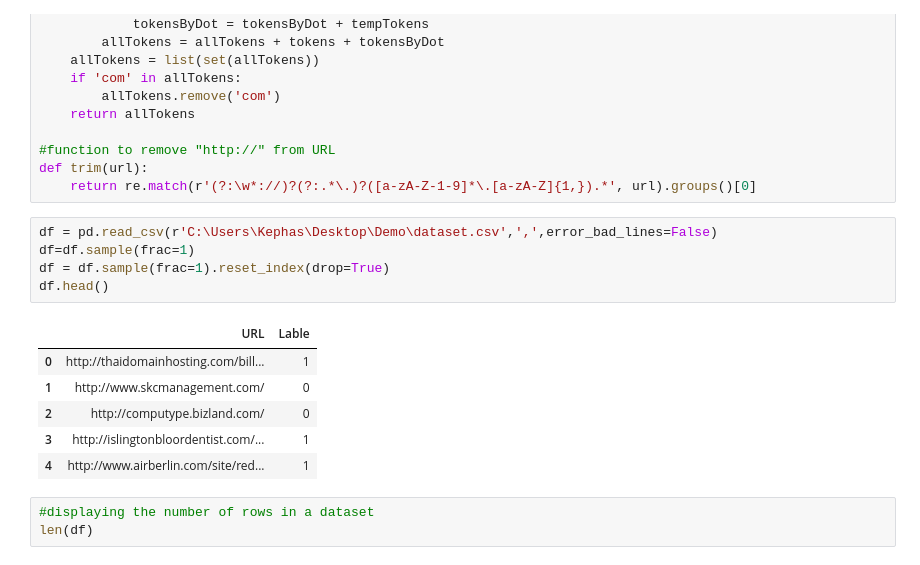
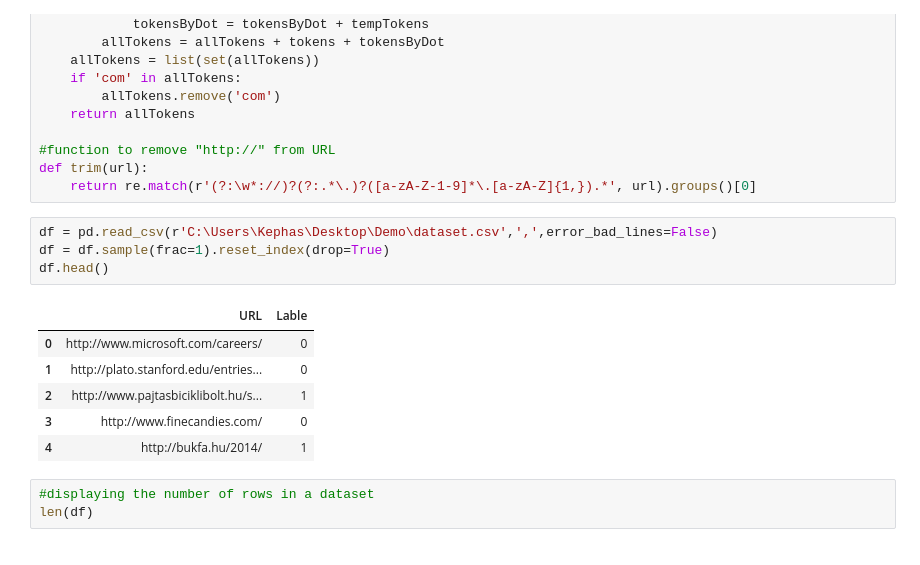
Before and after one commit to loidem/final-project, a Jupyter notebook: CART.ipynb, the cells around one changed output. Drawn from its saved outputs; the diff is of its cells as text.

```diff
--- a/CART.ipynb
+++ b/CART.ipynb
@@ -45,16 +45,15 @@ def trim(url):
     return re.match(r'(?:\w*://)?(?:.*\.)?([a-zA-Z-1-9]*\.[a-zA-Z]{1,}).*', url).groups()[0]
 # %%
 df = pd.read_csv(r'C:\Users\Kephas\Desktop\Demo\dataset.csv',',',error_bad_lines=False)
-df=df.sample(frac=1)
 df = df.sample(frac=1).reset_index(drop=True)
 df.head()
 # %% [output]
 |  | URL | Lable |
-| 0 | http://thaidomainhosting.com/bill... | 1 |
-| 1 | http://www.skcmanagement.com/ | 0 |
-| 2 | http://computype.bizland.com/ | 0 |
-| 3 | http://islingtonbloordentist.com/... | 1 |
-| 4 | http://www.airberlin.com/site/red... | 1 |
+| 0 | http://www.microsoft.com/careers/ | 0 |
+| 1 | http://plato.stanford.edu/entries... | 0 |
+| 2 | http://www.pajtasbiciklibolt.hu/s... | 1 |
+| 3 | http://www.finecandies.com/ | 0 |
+| 4 | http://bukfa.hu/2014/ | 1 |
 # %%
 #displaying the number of rows in a dataset
 len(df)
```
Also changed, not shown: parts of 8 cells of this notebook, 2 other files.
